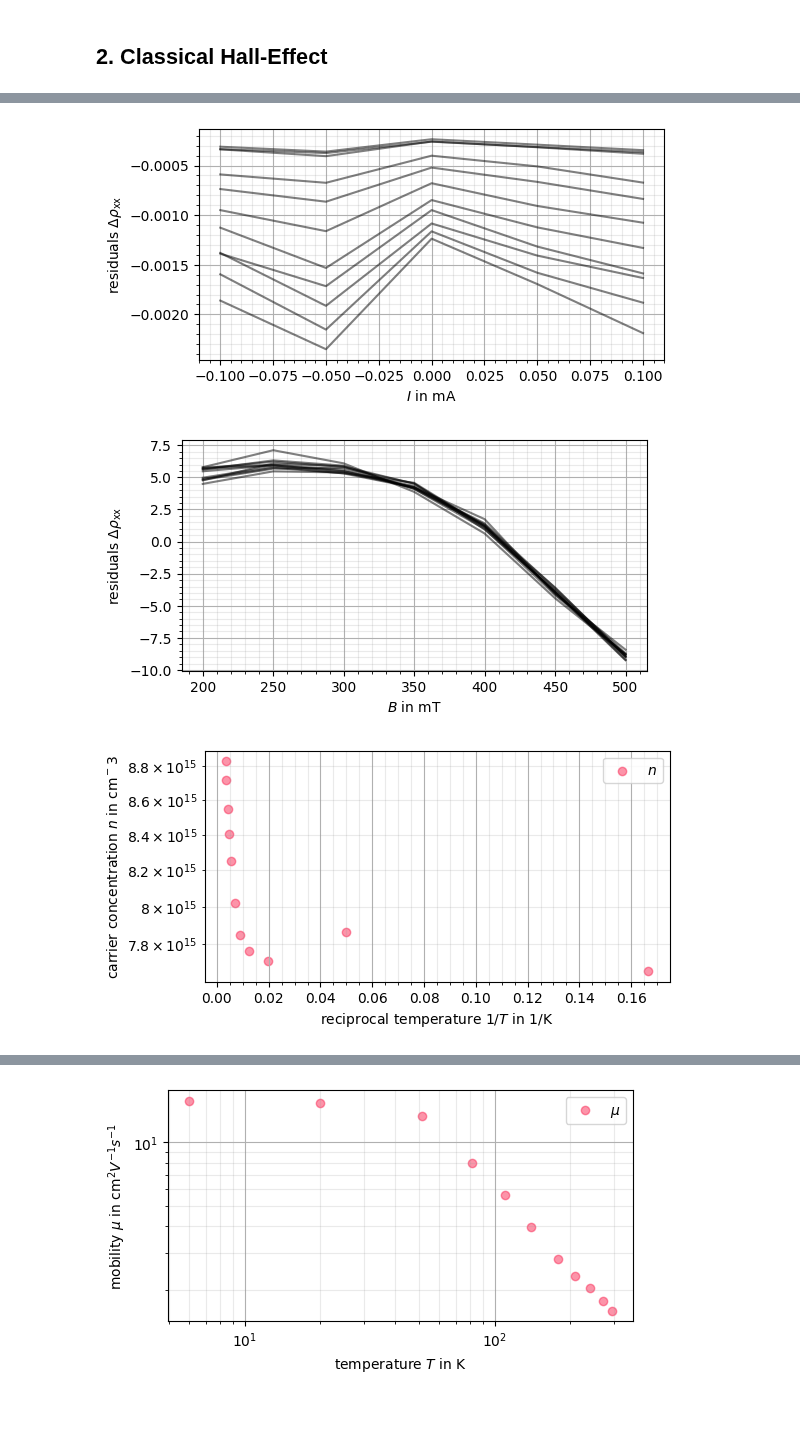
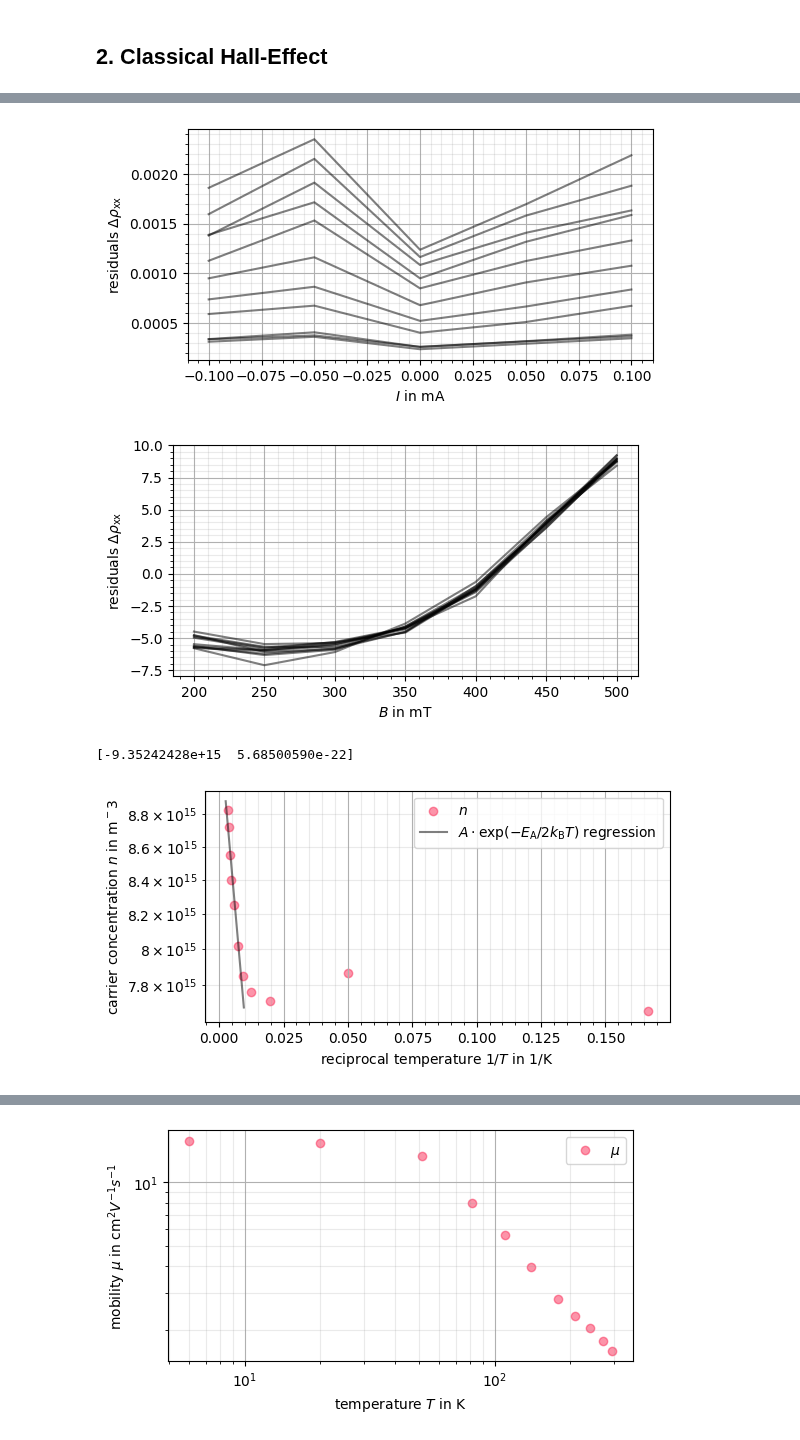
Before and after one commit to CVC97/ALC-24-25, a Jupyter notebook: FM.QHE_quantum_hall_effect/fm_qhe_data_analysis.ipynb, the cells around one changed output, grey strips where cells are left out. Drawn from its saved outputs; the diff is of its cells as text; code cells hidden in the pictures; blank space fills up the shorter version.

```diff
--- a/FM.QHE_quantum_hall_effect/fm_qhe_data_analysis.ipynb
+++ b/FM.QHE_quantum_hall_effect/fm_qhe_data_analysis.ipynb
@@ -144,7 +144,7 @@ def calculate_rho_xx(T):
     # ratio of V and I (the slope of V over I) is the resistivity in xx (longitudinal)
     R_xx_data = pd.read_csv(f"data/R-{T}.dat", delimiter = "\t", skiprows = 3, skipinitialspace = True)
     popt_, pcov_ = curve_fit(lin_reg, R_xx_data["# Current[mA]"]/1000, R_xx_data["Uxx[mV]"]/1000)
-    residuals = (R_xx_data["# Current[mA]"]/1000*popt_- R_xx_data["Uxx[mV]"]/ 1000)
+    residuals = -R_xx_data["# Current[mA]"]/1000*popt_+ R_xx_data["Uxx[mV]"]/ 1000
     # returns longitudinal resistivity + residuals
     return popt_, residuals
 
@@ -154,7 +154,7 @@ def calculate_rho_xy(T):
     # ratio of R_xy and B (slope of R_xy over B) is resistivity in xy (Hall)
     R_xy_data = pd.read_csv(f"data/H-{T}.dat", delimiter = "\t", skiprows = 4, skipinitialspace = True)
     popt_, pcov_ = curve_fit(lin_reg, R_xy_data["# B-Field[mT]"]/1000, R_xy_data["Rxy[ohm]"])
-    residuals = R_xy_data["# B-Field[mT]"]/1000*popt_ - R_xy_data["Rxy[ohm]"]
+    residuals = -R_xy_data["# B-Field[mT]"]/1000*popt_ + R_xy_data["Rxy[ohm]"]
     # returns Hall resistivity + residuals
     return popt_, residuals
 
@@ -233,13 +233,18 @@ plt.savefig('FM.QHE_visualizations/rho_xy_residue_analysis.pdf', facecolor = 'wh
 plt.savefig('FM.QHE_visualizations/rho_xy_residue_analysis.pgf', facecolor = 'white', bbox_inches='tight')
 plt.show()
 # %% [output]
-[figure, old version]
+[figure, new version]
-[figure, old version]
+[figure, new version]
 # %%
 # b. carrier concentration n over T
 T_H_list = ["006", "020", "051", "081", "110", "140", "180", "210", "240", "270", "294"]
 T_R_list = ["007", "020", "051", "081", "110", "140", "181", "211", "241", "270", "294"]
 
+
+# Curve-Fit
+k_Boltzmann = 1.38e-23
+def activation_exp_reg(t, A, E_A):
+    return A * np.exp(-E_A/(2.0*k_Boltzmann*t))
 
 
 T_plot_list = []
@@ -249,33 +254,41 @@ for i, T in enumerate(T_H_list):
     rho_xy = calculate_rho_xy(T)[0][0]
     rho_xx = calculate_rho_xx(T_R_list[i])[0][0]
     # print(R_H)
     n = 1 / (rho_xy/d_cHall) / e_charge
     mu = abs(rho_xy) / rho_xx
     T_plot_list.append(int(T))
     n_plot_list.append(n)
     mu_plot_list.append(mu)
 
+
 # print(T_plot_list, n_plot_list)
+exp_popt_, exp_pcov_ = curve_fit(activation_exp_reg, T_plot_list[4:], n_plot_list[4:], p0 = [8e10, 10e-30])
+print(exp_popt_)
+
+T_plot_array = np.linspace(T_plot_list[4]*0.95, T_plot_list[-1]*1.35, 1000)
+n_plot_array = np.array([activation_exp_reg(T, *exp_popt_) for T in T_plot_array])
 
 
 # plotting
 fig, ax = plt.subplots(figsize=(6,3))
-ax.set_xlabel(r'reciprocal temperature $1/T$ in 1/K')      # \mathrm{\AA} wird im notebook angezeigt aber nicht im pgf plot!! dazu durch \si{\AA} in der .pgf ersetzen!!
-ax.set_ylabel(r'carrier concentration $n$ in cm$^-3$')
+ax.set_xlabel(r'reciprocal temperature $1/T$ in 1/K')
+ax.set_ylabel(r'carrier concentration $n$ in m$^-3$')
 ax.grid()
 ax.grid(which='minor', color = '#999999', alpha = 0.2, linestyle = '-')
 ax.minorticks_on()
 
 ax.scatter([1/T for T in T_plot_list], [abs(n) for n in n_plot_list], color = "xkcd:red pink", alpha = 0.5, label = r"$n$")
+ax.plot([1/T for T in T_plot_array], [abs(n) for n in n_plot_array], color = "black", alpha = 0.5, label = r"$A\cdot\mathrm{exp}(-E_\mathrm{A}/2k_\mathrm{B}T)$ regression")
 ax.set_yscale("log")
 # ax.plot(T_plot_list, n_plot_list, color = "xkcd:red pink", alpha = 0.5, label = r"$n$")
 
 ax.legend()
 ax.legend(loc="upper right")
 
 
 plt.savefig('FM.QHE_visualizations/n_over_T.pdf', facecolor = 'white', bbox_inches='tight')
 plt.savefig('FM.QHE_visualizations/n_over_T.pgf', facecolor = 'white', bbox_inches='tight')
 plt.show()
 # %% [output]
+[-9.35242428e+15  5.68500590e-22]
-[figure, old version]
+[figure, new version]
```
Also changed, not shown: parts of 5 cells of this notebook, 10 other files.
